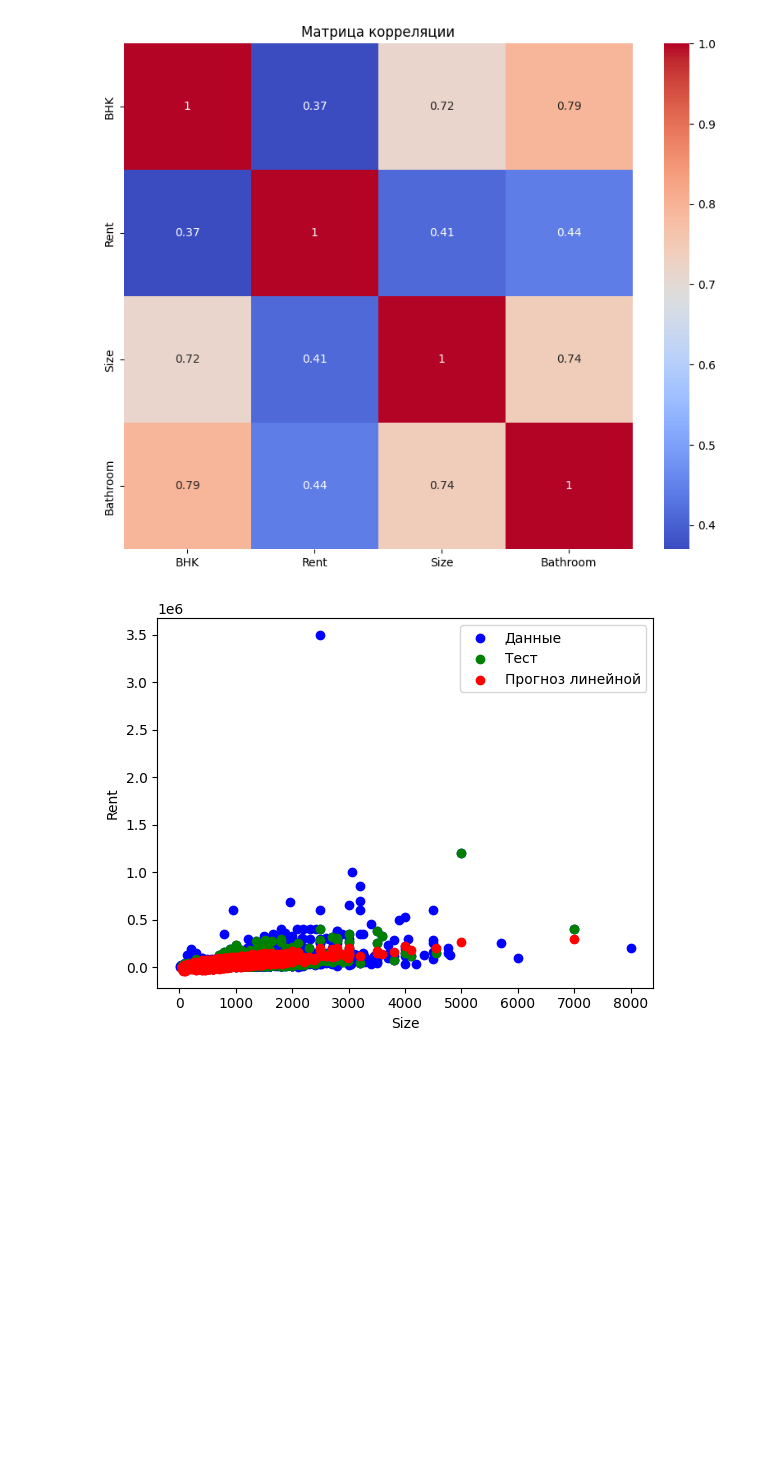
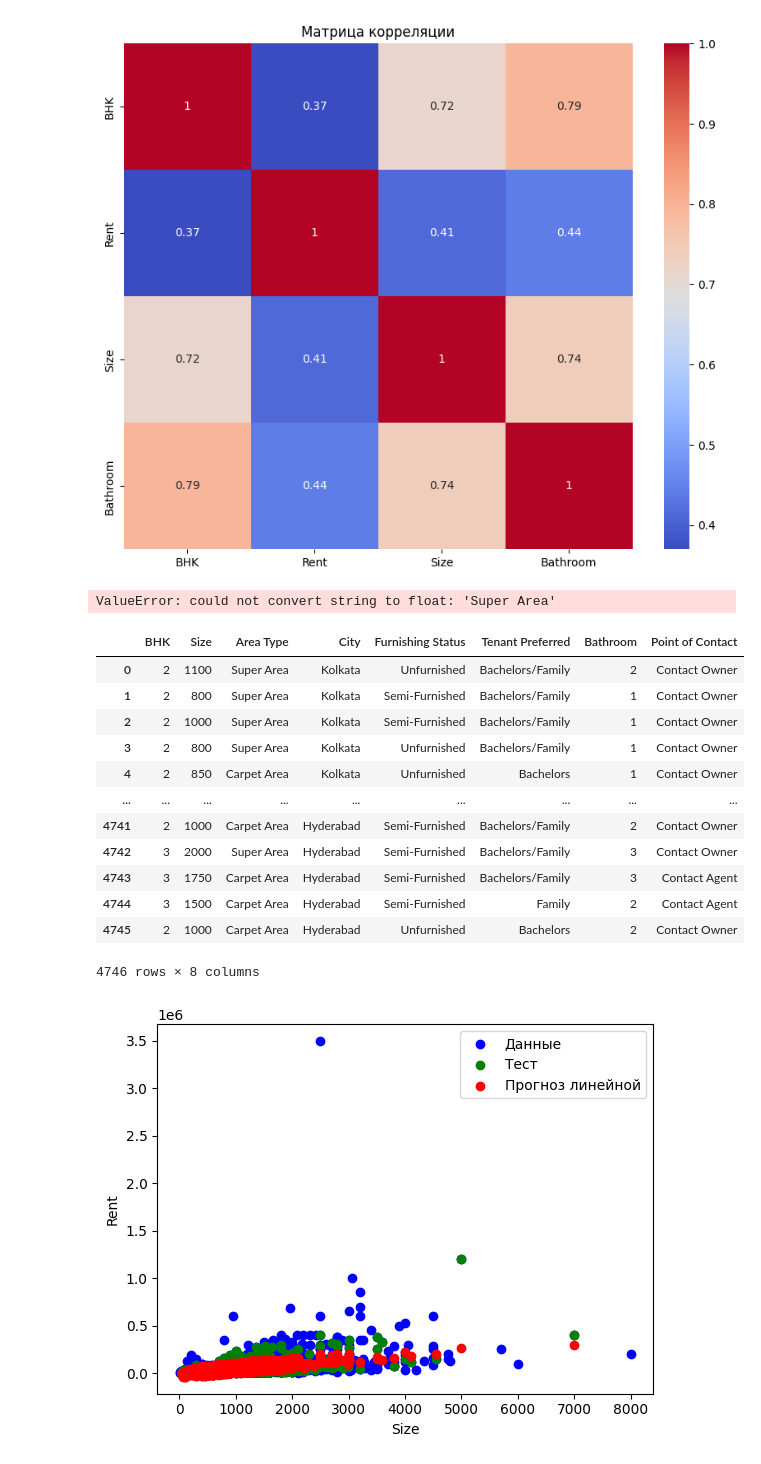
Before and after one commit to LimeShot/NSTU, a Jupyter notebook: ML/lab 1/house.ipynb, the cells around one changed output. Drawn from its saved outputs; the diff is of its cells as text; code cells hidden in the pictures; blank space fills up the shorter version.

```diff
--- a/ML/lab 1/house.ipynb
+++ b/ML/lab 1/house.ipynb
@@ -68,8 +90,10 @@ cat_cols
 Index(['Posted On', 'Floor', 'Area Type', 'Area Locality', 'City',
        'Furnishing Status', 'Tenant Preferred', 'Point of Contact'],
       dtype='object')
+# %%
+cols_to_drop = ['Rent', 'Posted On', 'Area Locality', 'Floor']
 # %%
-X = rent_df.drop(['Rent', 'Posted On', 'Area Locality', 'Floor'], axis=1)  # Удаляем таргет, и колонки с большим количеством уникальных значений
+X = rent_df.drop(cols_to_drop, axis=1)  # Удаляем таргет, и колонки с большим количеством уникальных значений
 y = rent_df['Rent']
 
 cat_cols = X.select_dtypes('object').columns
@@ -89,12 +113,32 @@ plt.show()
 # %% [output]
 [figure]
 # %%
-num_df = rent_df[num_cols]
+
+
+num_df = X
 corr_matrix = num_df.corr()
 plt.figure(figsize=(10, 8))
 sns.heatmap(corr_matrix, annot=True, cmap='coolwarm')
 plt.title('Матрица корреляции')
 plt.show()
+# %% [output]
+ValueError: could not convert string to float: 'Super Area'
+# %%
+X
+# %% [output]
+|  | BHK | Size | Area Type | City | Furnishing Status | Tenant Preferred | Bathroom | Point of Contact |
+| 0 | 2 | 1100 | Super Area | Kolkata | Unfurnished | Bachelors/Family | 2 | Contact Owner |
+| 1 | 2 | 800 | Super Area | Kolkata | Semi-Furnished | Bachelors/Family | 1 | Contact Owner |
+| 2 | 2 | 1000 | Super Area | Kolkata | Semi-Furnished | Bachelors/Family | 1 | Contact Owner |
+| 3 | 2 | 800 | Super Area | Kolkata | Unfurnished | Bachelors/Family | 1 | Contact Owner |
+| 4 | 2 | 850 | Carpet Area | Kolkata | Unfurnished | Bachelors | 1 | Contact Owner |
+| ... | ... | ... | ... | ... | ... | ... | ... | ... |
+| 4741 | 2 | 1000 | Carpet Area | Hyderabad | Semi-Furnished | Bachelors/Family | 2 | Contact Owner |
+| 4742 | 3 | 2000 | Super Area | Hyderabad | Semi-Furnished | Bachelors/Family | 3 | Contact Owner |
+| 4743 | 3 | 1750 | Carpet Area | Hyderabad | Semi-Furnished | Bachelors/Family | 3 | Contact Agent |
+| 4744 | 3 | 1500 | Carpet Area | Hyderabad | Semi-Furnished | Family | 2 | Contact Agent |
+| 4745 | 2 | 1000 | Carpet Area | Hyderabad | Unfurnished | Bachelors | 2 | Contact Owner |
+4746 rows × 8 columns
 # %%
 X_train, X_test, y_train, y_test = train_test_split(X, y, test_size=0.2, random_state=42)
 # %%
```
Also changed, not shown: parts of 2 cells of this notebook, 21 other files.
